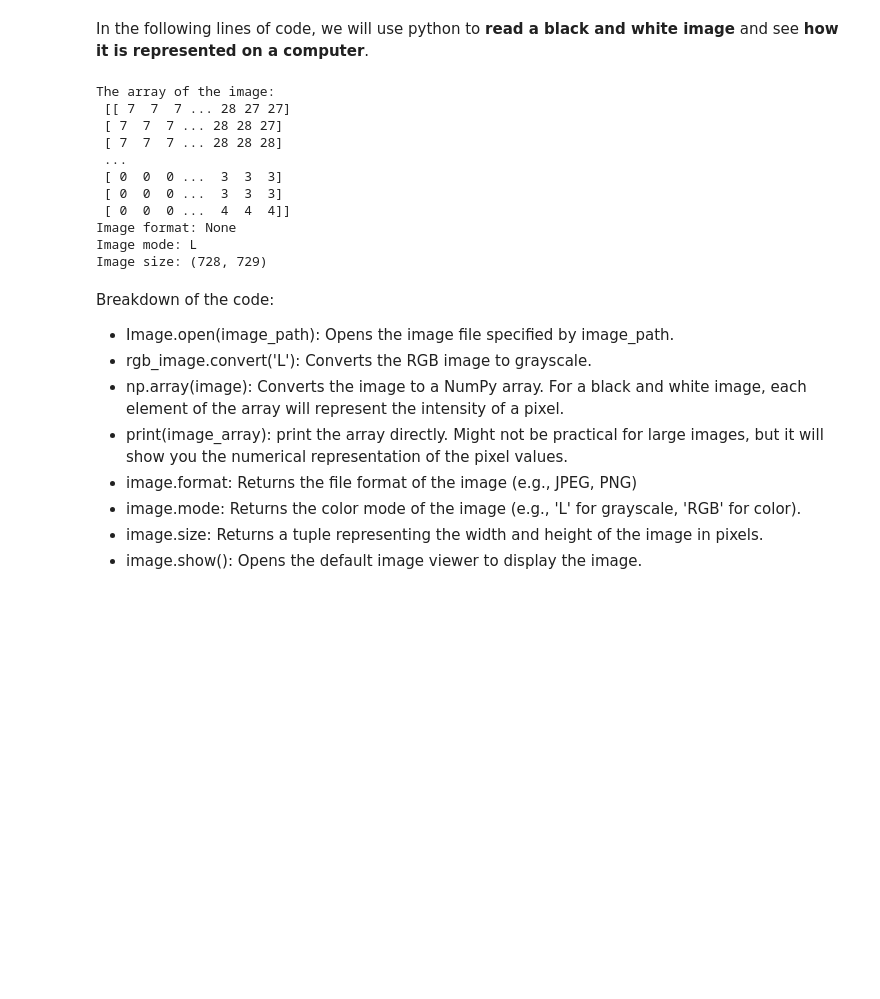
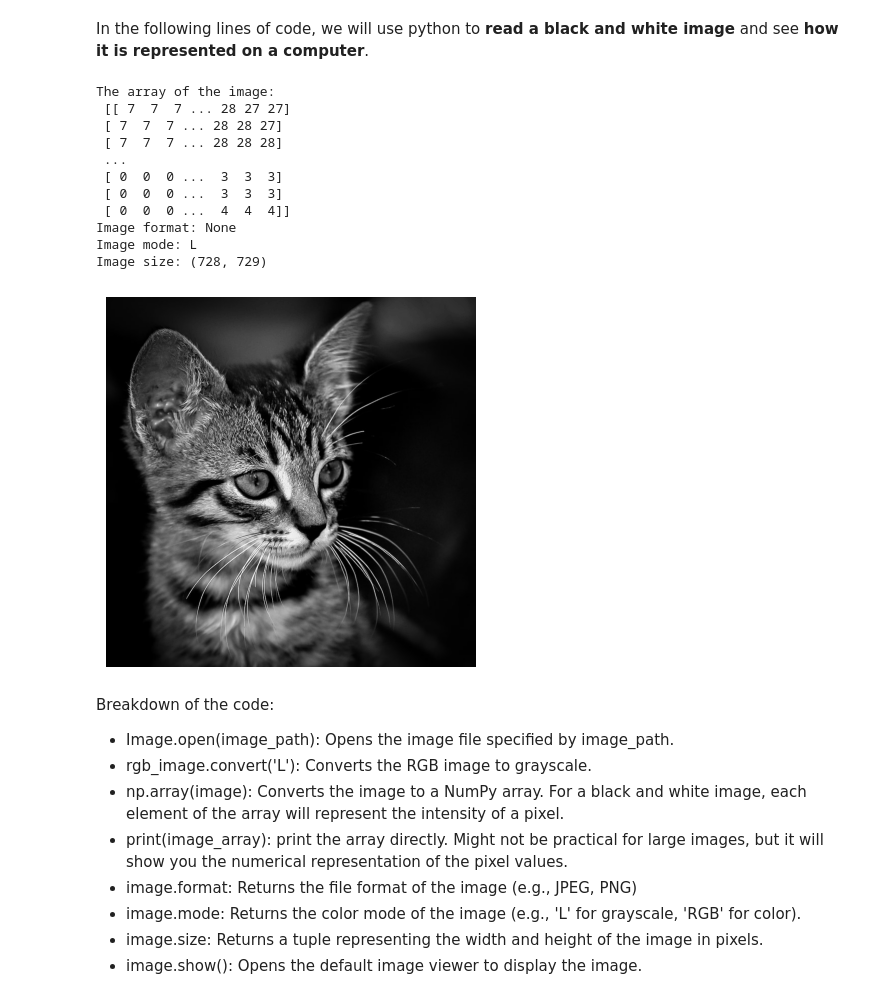
Before and after one commit to e-tsoni/gettingStartWithImage, a Jupyter notebook: getting_started_with_image.ipynb, the cells around one changed output. Drawn from its saved outputs; the diff is of its cells as text; code cells hidden in the pictures; blank space fills up the shorter version.

Commit message:
Color images

```diff
--- a/getting_started_with_image.ipynb
+++ b/getting_started_with_image.ipynb
@@ -12,38 +12,42 @@ In the following lines of code, we will use python to **read a black and white i
 # %%
 from PIL import Image
 import numpy as np
+import matplotlib.pyplot as plt
 
 # Specify the path to our black and white image
 image_path = 'imgs/kitten-black-white.jpg'
 
 # Open the image (color: rbg)
 image = Image.open(image_path)
 # Convert the RGB image to grayscale
 gray_image = image.convert('L')
 
 # Convert the image to a NumPy array
 image_array = np.array(gray_image)
 
 # Print the NumPy array and display basic information about the image
 print(f"The array of the image:\n {image_array}")
 print(f"Image format: {gray_image.format}")
 print(f"Image mode: {gray_image.mode}")
 print(f"Image size: {gray_image.size}")
 
-# Show the image
-image.show()
+# Display the image using Matplotlib in a Jupyter notebook cell
+plt.imshow(image_array, cmap='gray')
+plt.axis('off')  # Turn off axis labels
+plt.show()
 # %% [output]
 The array of the image:
  [[ 7  7  7 ... 28 27 27]
  [ 7  7  7 ... 28 28 27]
  [ 7  7  7 ... 28 28 28]
  ...
  [ 0  0  0 ...  3  3  3]
  [ 0  0  0 ...  3  3  3]
  [ 0  0  0 ...  4  4  4]]
 Image format: None
 Image mode: L
 Image size: (728, 729)
+[figure, added]
 # %% [markdown]
 Breakdown of the code:
 - Image.open(image_path): Opens the image file specified by image_path.
```
Also changed, not shown: parts of 5 cells of this notebook, 3 other files.
